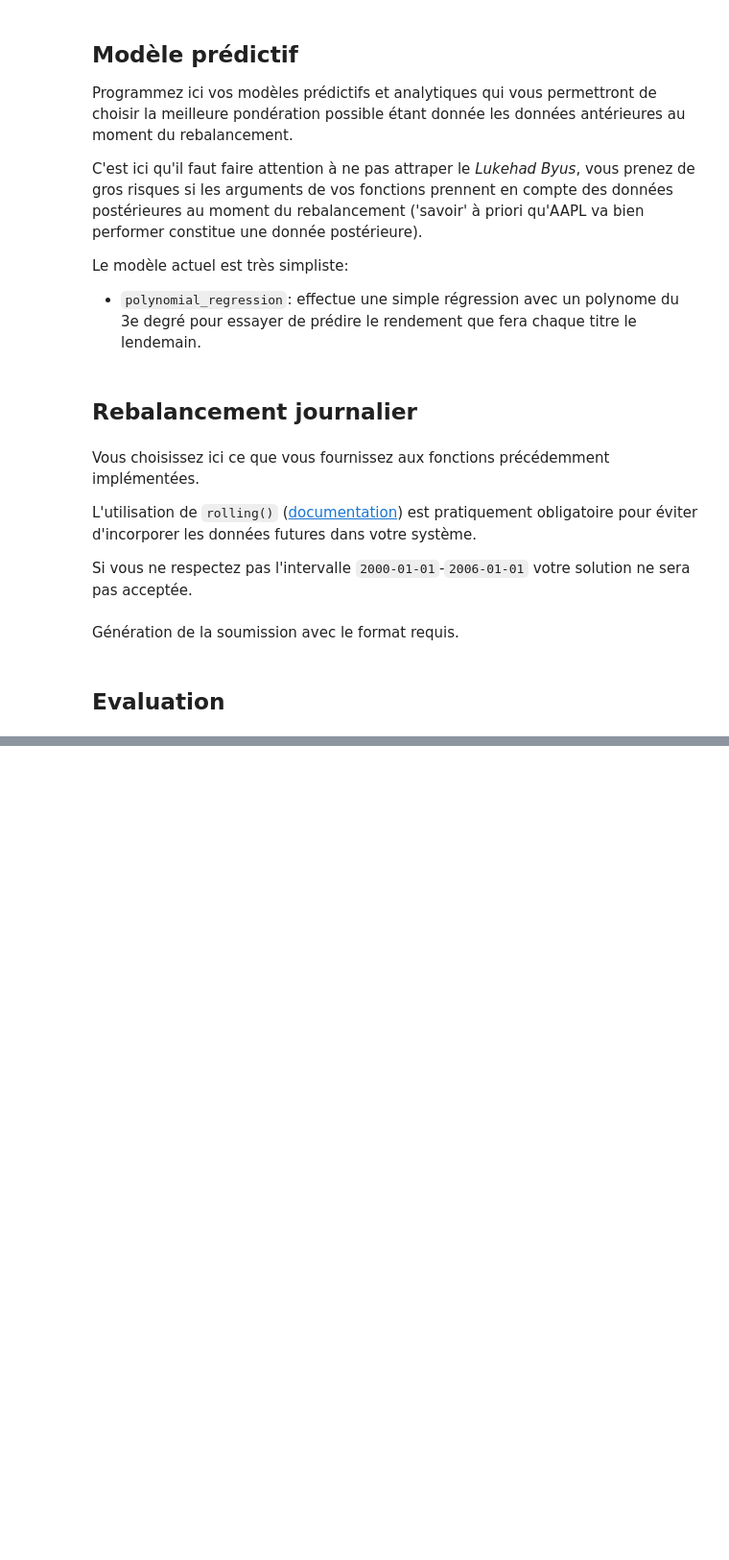
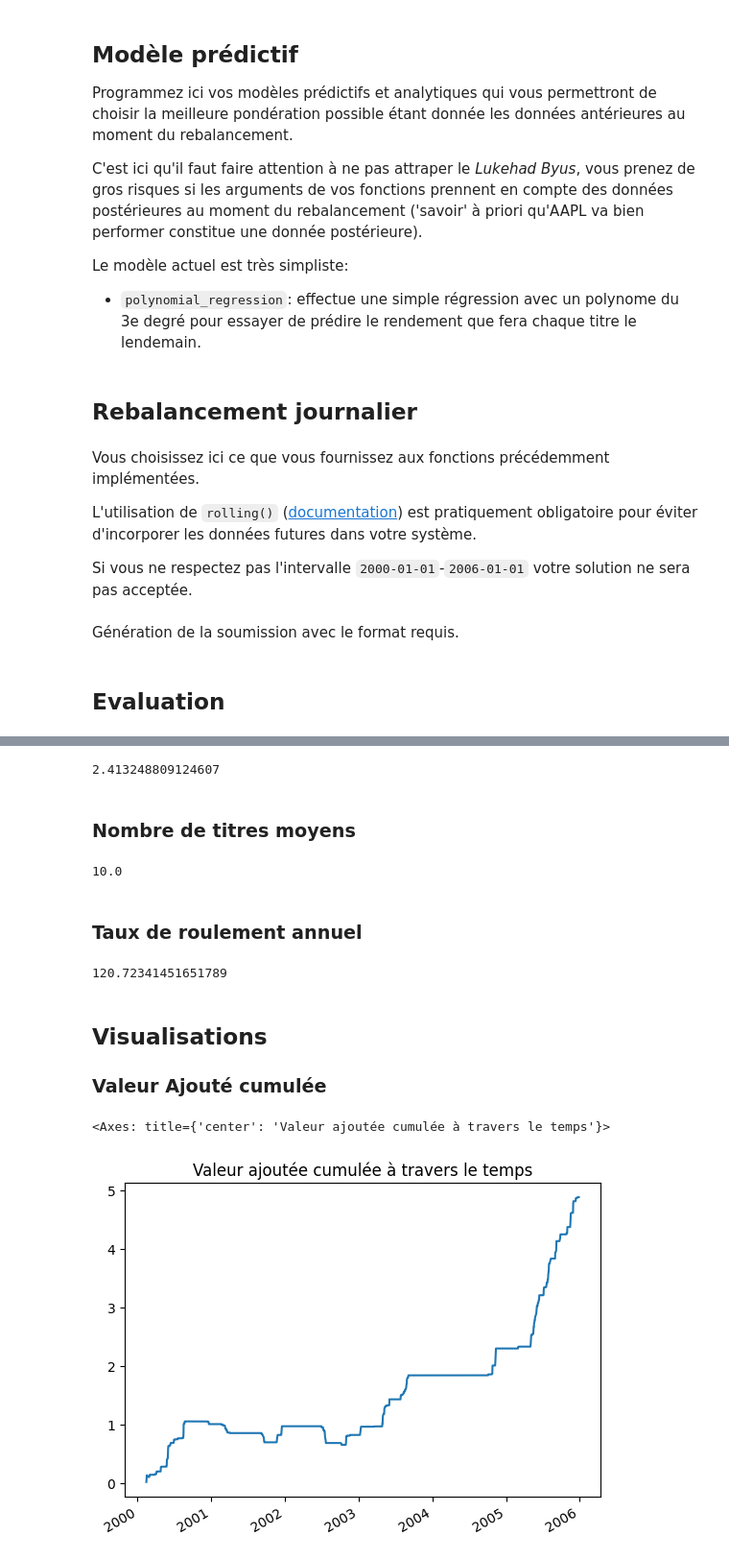
Before and after one commit to l9kd1/datathon-23, a Jupyter notebook: main.ipynb, the cells around one changed output, grey strips where cells are left out. Shown: that part at 96% size. Drawn from its saved outputs; the diff is of its cells as text; code cells hidden in the pictures; blank space fills up the shorter version.

```diff
--- a/main.ipynb
+++ b/main.ipynb
@@ -219,0 +237,32 @@ dtype: float64
+# %%
+max_seen_so_far = cumulative_returns.cummax()
+drawdown = (cumulative_returns-max_seen_so_far)/max_seen_so_far
+worst_drawdown = drawdown.min()
+relative_worst_drawdown = worst_drawdown['portfolio_return']-worst_drawdown['benchmark_return']
+relative_worst_drawdown
+# %% [output]
+2.413248809124607
+# %% [markdown]
+### Nombre de titres moyens
+# %%
+average_number_of_stocks = (weights_df>0).sum(axis=1).mean()
+average_number_of_stocks
+# %% [output]
+10.0
+# %% [markdown]
+### Taux de roulement annuel
+# %%
+turnover_annual = (weights_df.diff().abs().sum(axis=1)/2).mean()*252
+turnover_annual
+# %% [output]
+120.72341451651789
+# %% [markdown]
+## Visualisations
+
+### Valeur Ajouté cumulée
+# %%
+valeur_ajoutee_cumulee = cumulative_returns['portfolio_return'].cummax() - cumulative_returns['benchmark_return'].cummax()
+valeur_ajoutee_cumulee.plot(title="Valeur ajoutée cumulée à travers le temps")
+# %% [output]
+<Axes: title={'center': 'Valeur ajoutée cumulée à travers le temps'}>
+[figure, added]
```
Also changed, not shown: parts of 30 cells of this notebook, 2 other files.
